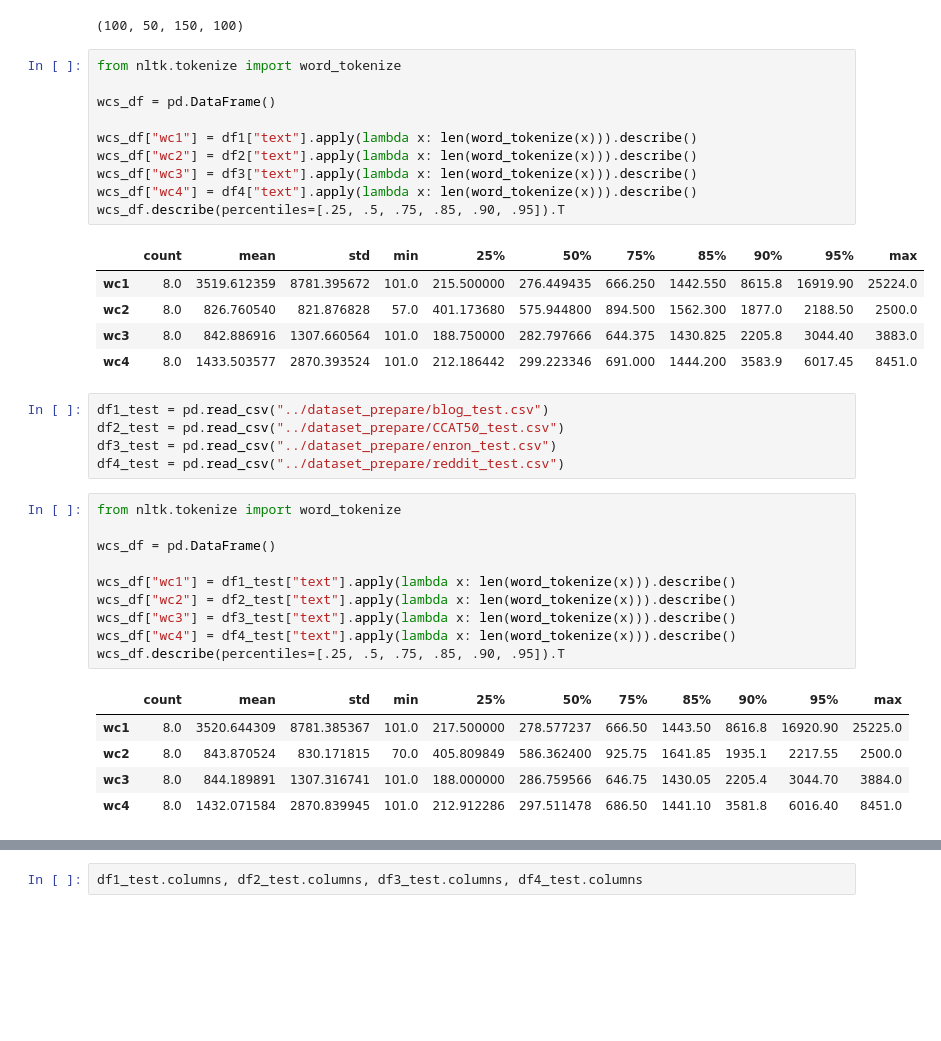
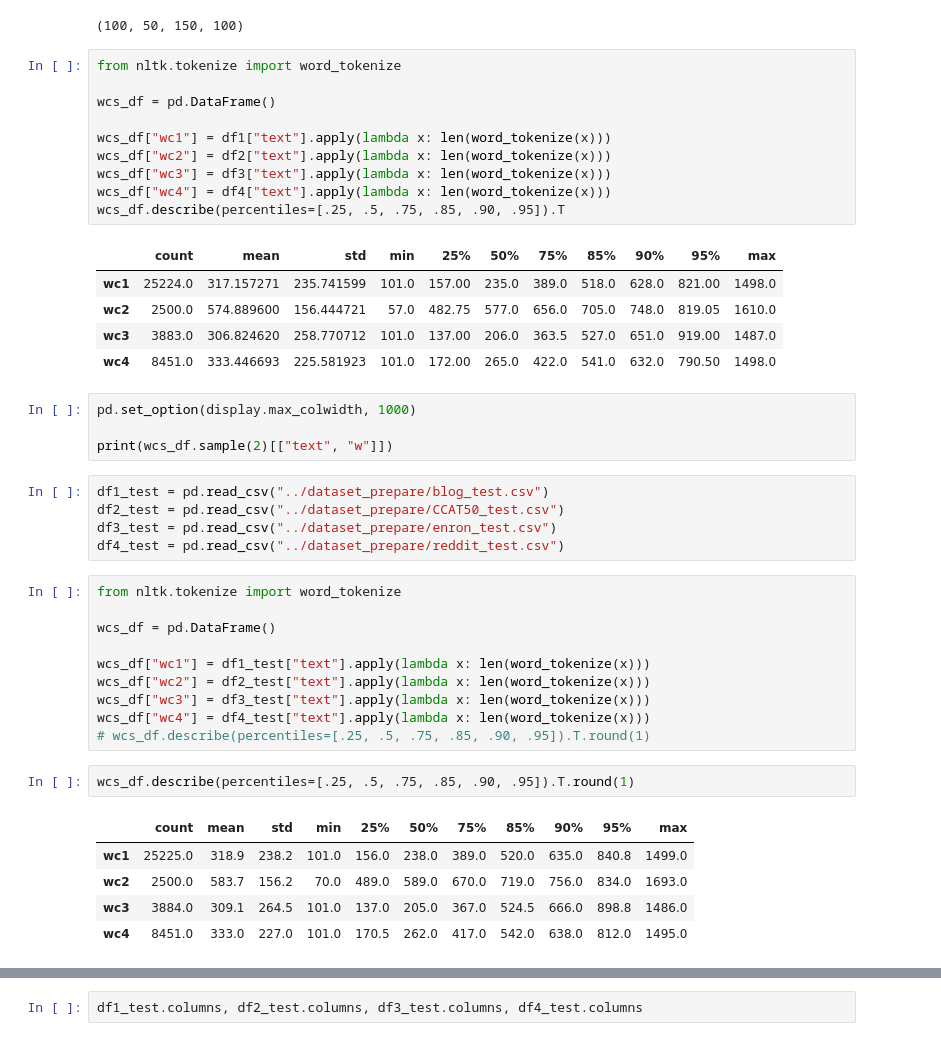
Before and after one commit to jaaack-wang/personalizedWriting, a Jupyter notebook: notebooks/data_exploration.ipynb, the cells around one changed output, grey strips where cells are left out. Saved outputs shown, nothing was run; the diff lists cells and outputs as text; blank space fills up the shorter version.

```diff
--- a/notebooks/data_exploration.ipynb
+++ b/notebooks/data_exploration.ipynb
@@ -45,19 +45,23 @@ df1.author.unique().size, df2.author.unique().size, df3.author.unique().size, df
 # %%
 from nltk.tokenize import word_tokenize
 
 wcs_df = pd.DataFrame()
 
-wcs_df["wc1"] = df1["text"].apply(lambda x: len(word_tokenize(x))).describe()
-wcs_df["wc2"] = df2["text"].apply(lambda x: len(word_tokenize(x))).describe()
-wcs_df["wc3"] = df3["text"].apply(lambda x: len(word_tokenize(x))).describe()
-wcs_df["wc4"] = df4["text"].apply(lambda x: len(word_tokenize(x))).describe()
+wcs_df["wc1"] = df1["text"].apply(lambda x: len(word_tokenize(x)))
+wcs_df["wc2"] = df2["text"].apply(lambda x: len(word_tokenize(x)))
+wcs_df["wc3"] = df3["text"].apply(lambda x: len(word_tokenize(x)))
+wcs_df["wc4"] = df4["text"].apply(lambda x: len(word_tokenize(x)))
 wcs_df.describe(percentiles=[.25, .5, .75, .85, .90, .95]).T
 # %% [output]
 |  | count | mean | std | min | 25% | 50% | 75% | 85% | 90% | 95% | max |
-| wc1 | 8.0 | 3519.612359 | 8781.395672 | 101.0 | 215.500000 | 276.449435 | 666.250 | 1442.550 | 8615.8 | 16919.90 | 25224.0 |
-| wc2 | 8.0 | 826.760540 | 821.876828 | 57.0 | 401.173680 | 575.944800 | 894.500 | 1562.300 | 1877.0 | 2188.50 | 2500.0 |
-| wc3 | 8.0 | 842.886916 | 1307.660564 | 101.0 | 188.750000 | 282.797666 | 644.375 | 1430.825 | 2205.8 | 3044.40 | 3883.0 |
-| wc4 | 8.0 | 1433.503577 | 2870.393524 | 101.0 | 212.186442 | 299.223346 | 691.000 | 1444.200 | 3583.9 | 6017.45 | 8451.0 |
+| wc1 | 25224.0 | 317.157271 | 235.741599 | 101.0 | 157.00 | 235.0 | 389.0 | 518.0 | 628.0 | 821.00 | 1498.0 |
+| wc2 | 2500.0 | 574.889600 | 156.444721 | 57.0 | 482.75 | 577.0 | 656.0 | 705.0 | 748.0 | 819.05 | 1610.0 |
+| wc3 | 3883.0 | 306.824620 | 258.770712 | 101.0 | 137.00 | 206.0 | 363.5 | 527.0 | 651.0 | 919.00 | 1487.0 |
+| wc4 | 8451.0 | 333.446693 | 225.581923 | 101.0 | 172.00 | 265.0 | 422.0 | 541.0 | 632.0 | 790.50 | 1498.0 |
+# %%
+pd.set_option(display.max_colwidth, 1000)
+
+print(wcs_df.sample(2)[["text", "w"]])
 # %%
 df1_test = pd.read_csv("../dataset_prepare/blog_test.csv")
 df2_test = pd.read_csv("../dataset_prepare/CCAT50_test.csv")
@@ -68,14 +72,16 @@ from nltk.tokenize import word_tokenize
 
 wcs_df = pd.DataFrame()
 
-wcs_df["wc1"] = df1_test["text"].apply(lambda x: len(word_tokenize(x))).describe()
-wcs_df["wc2"] = df2_test["text"].apply(lambda x: len(word_tokenize(x))).describe()
-wcs_df["wc3"] = df3_test["text"].apply(lambda x: len(word_tokenize(x))).describe()
-wcs_df["wc4"] = df4_test["text"].apply(lambda x: len(word_tokenize(x))).describe()
-wcs_df.describe(percentiles=[.25, .5, .75, .85, .90, .95]).T
+wcs_df["wc1"] = df1_test["text"].apply(lambda x: len(word_tokenize(x)))
+wcs_df["wc2"] = df2_test["text"].apply(lambda x: len(word_tokenize(x)))
+wcs_df["wc3"] = df3_test["text"].apply(lambda x: len(word_tokenize(x)))
+wcs_df["wc4"] = df4_test["text"].apply(lambda x: len(word_tokenize(x)))
+# wcs_df.describe(percentiles=[.25, .5, .75, .85, .90, .95]).T.round(1)
-# %% [output]
-|  | count | mean | std | min | 25% | 50% | 75% | 85% | 90% | 95% | max |
-| wc1 | 8.0 | 3520.644309 | 8781.385367 | 101.0 | 217.500000 | 278.577237 | 666.50 | 1443.50 | 8616.8 | 16920.90 | 25225.0 |
-| wc2 | 8.0 | 843.870524 | 830.171815 | 70.0 | 405.809849 | 586.362400 | 925.75 | 1641.85 | 1935.1 | 2217.55 | 2500.0 |
-| wc3 | 8.0 | 844.189891 | 1307.316741 | 101.0 | 188.000000 | 286.759566 | 646.75 | 1430.05 | 2205.4 | 3044.70 | 3884.0 |
-| wc4 | 8.0 | 1432.071584 | 2870.839945 | 101.0 | 212.912286 | 297.511478 | 686.50 | 1441.10 | 3581.8 | 6016.40 | 8451.0 |
+# %%
+wcs_df.describe(percentiles=[.25, .5, .75, .85, .90, .95]).T.round(1)
+# %% [output]
+|  | count | mean | std | min | 25% | 50% | 75% | 85% | 90% | 95% | max |
+| wc1 | 25225.0 | 318.9 | 238.2 | 101.0 | 156.0 | 238.0 | 389.0 | 520.0 | 635.0 | 840.8 | 1499.0 |
+| wc2 | 2500.0 | 583.7 | 156.2 | 70.0 | 489.0 | 589.0 | 670.0 | 719.0 | 756.0 | 834.0 | 1693.0 |
+| wc3 | 3884.0 | 309.1 | 264.5 | 101.0 | 137.0 | 205.0 | 367.0 | 524.5 | 666.0 | 898.8 | 1486.0 |
+| wc4 | 8451.0 | 333.0 | 227.0 | 101.0 | 170.5 | 262.0 | 417.0 | 542.0 | 638.0 | 812.0 | 1495.0 |
```
Also changed, not shown: parts of 2 cells of this notebook, 12 other files.
